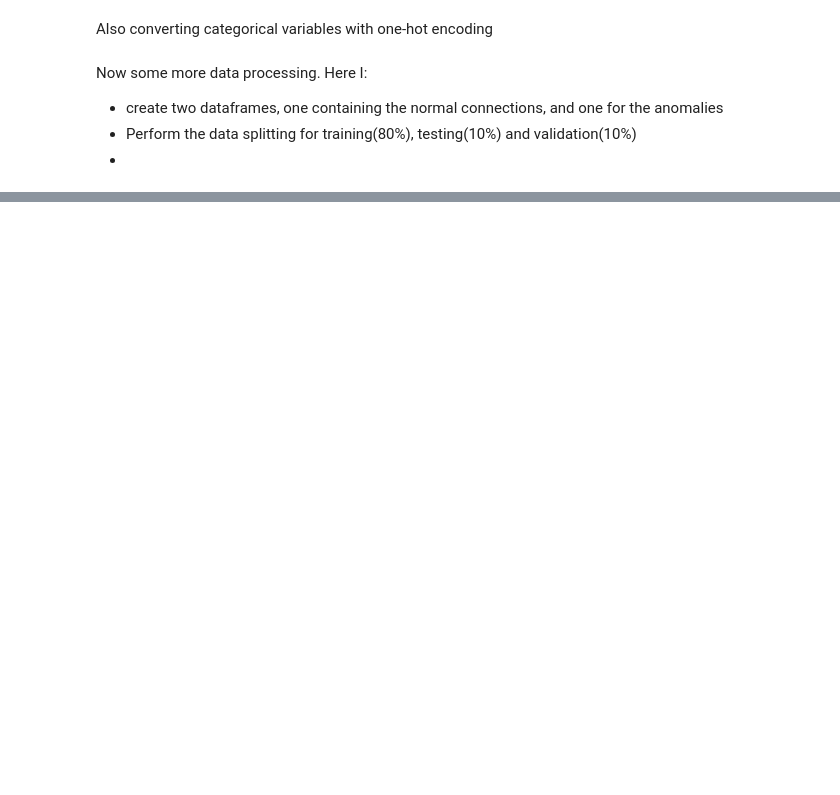
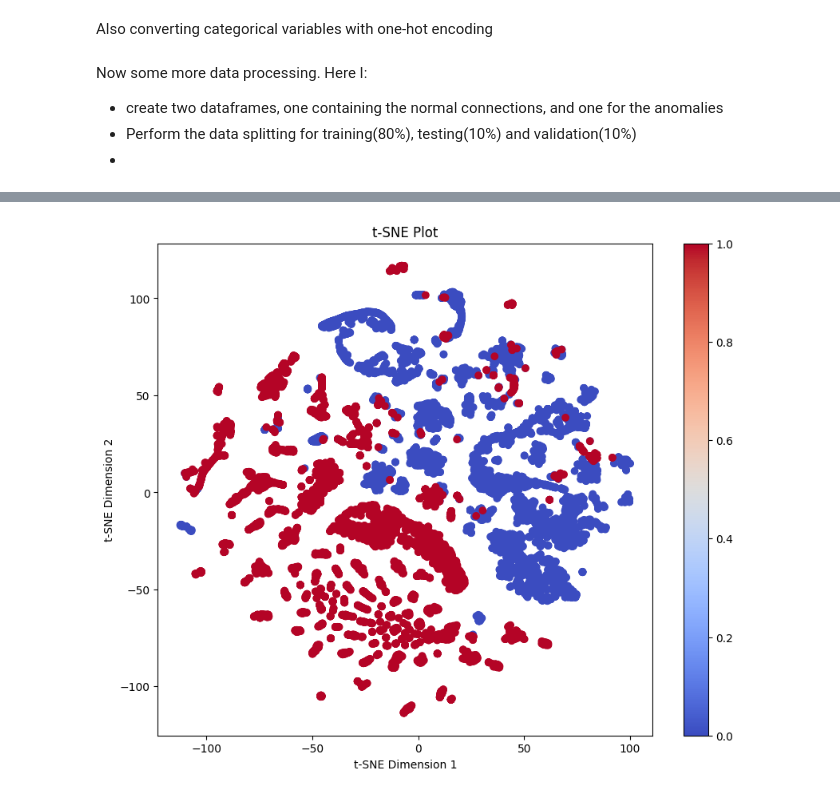
Before and after one commit to govindvirdee/Military-Autoencoder, a Jupyter notebook: notebooks/model.ipynb, the cells around one changed output, grey strips where cells are left out. Drawn from its saved outputs; the diff is of its cells as text; code cells hidden in the pictures; blank space fills up the shorter version.

```diff
--- a/notebooks/model.ipynb
+++ b/notebooks/model.ipynb
@@ -346,0 +415,28 @@ plt.show()
+# %%
+import numpy as np
+import matplotlib.pyplot as plt
+from sklearn.manifold import TSNE
+
+# Assuming you have a dataset X (feature matrix) and labels y
+# X should be a 2D array where each row represents a data point, and y is the corresponding labels.
+
+# Initialize the t-SNE model with desired parameters
+tsne = TSNE(n_components=2, random_state=42)
+
+# Fit the t-SNE model to your data
+X_tsne = tsne.fit_transform(X_test_scaled)
+
+# Create a scatter plot of the t-SNE results, color-coded by labels
+plt.figure(figsize=(10, 8))
+scatter = plt.scatter(X_tsne[:, 0], X_tsne[:, 1], c=y_labels, cmap='coolwarm')
+plt.colorbar(scatter)
+
+# Optionally, you can add labels or other plot customizations
+plt.title("t-SNE Plot")
+plt.xlabel("t-SNE Dimension 1")
+plt.ylabel("t-SNE Dimension 2")
+
+# Show the plot
+plt.show()
+# %% [output]
+[figure, added]
```
Also changed, not shown: parts of 12 cells of this notebook.
